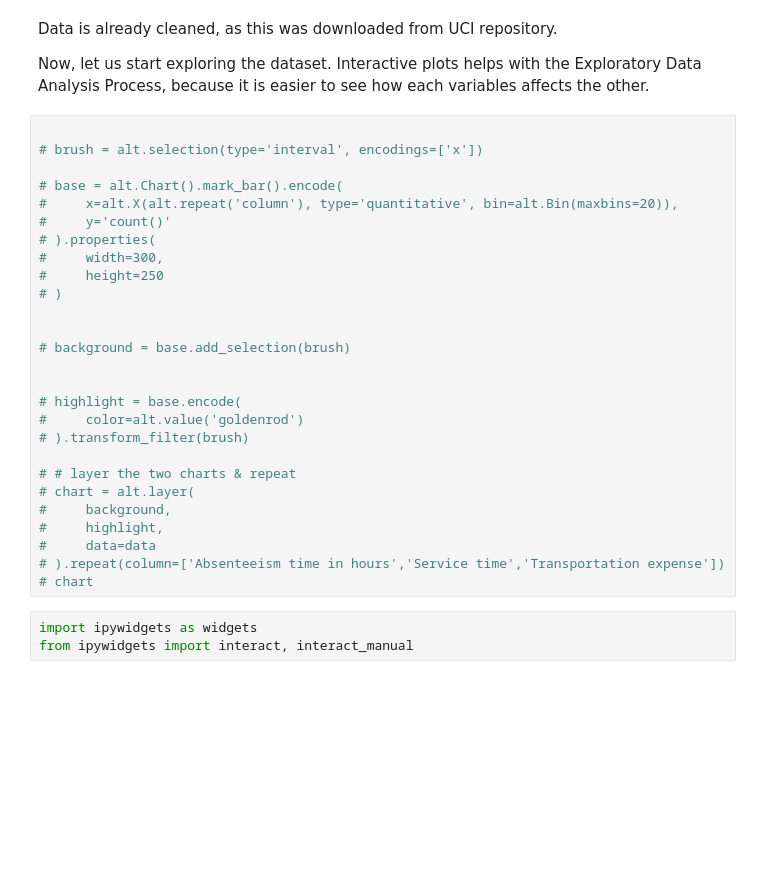
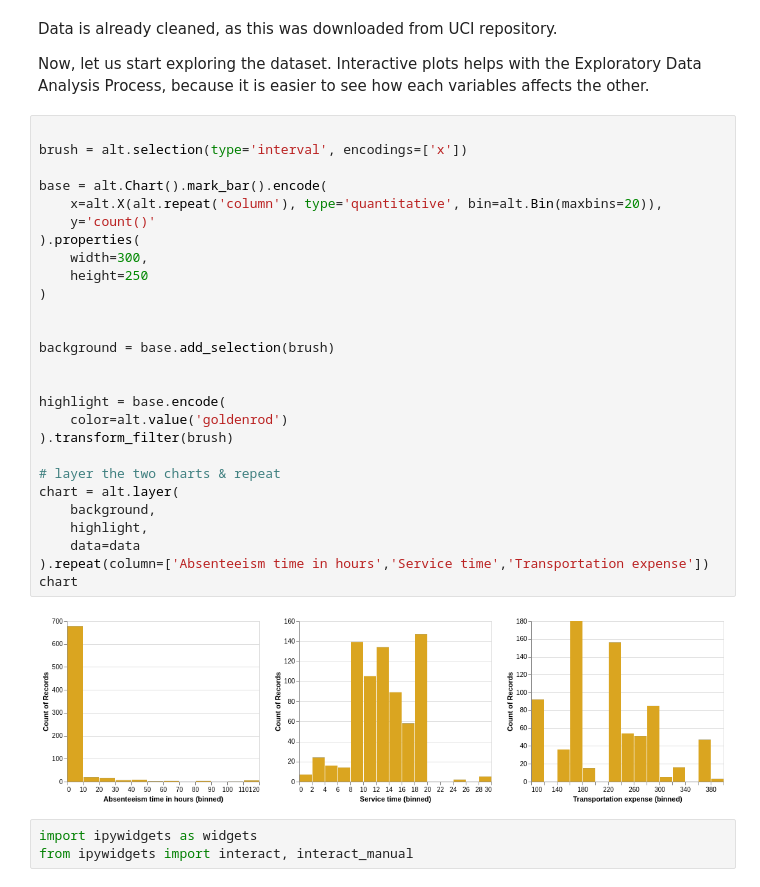
Before and after one commit to benjcabalona1029/benjcabalona1029.github.io, a Jupyter notebook: Analysis.ipynb, the cells around one changed output. Saved outputs shown, nothing was run; the diff lists cells and outputs as text; blank space fills up the shorter version.

```diff
--- a/Analysis.ipynb
+++ b/Analysis.ipynb
@@ -62,31 +62,33 @@ Data is already cleaned, as this was downloaded from UCI repository. <br>
 Now, let us start exploring the dataset. Interactive plots helps with the Exploratory Data Analysis Process, because it is easier to see how each variables affects the other.
 # %%
 
-# brush = alt.selection(type='interval', encodings=['x'])
+brush = alt.selection(type='interval', encodings=['x'])
 
-# base = alt.Chart().mark_bar().encode(
-#     x=alt.X(alt.repeat('column'), type='quantitative', bin=alt.Bin(maxbins=20)),
-#     y='count()'
-# ).properties(
-#     width=300,
-#     height=250
-# )
+base = alt.Chart().mark_bar().encode(
+    x=alt.X(alt.repeat('column'), type='quantitative', bin=alt.Bin(maxbins=20)),
+    y='count()'
+).properties(
+    width=300,
+    height=250
+)
 
 
-# background = base.add_selection(brush)
+background = base.add_selection(brush)
 
 
-# highlight = base.encode(
-#     color=alt.value('goldenrod')
-# ).transform_filter(brush)
+highlight = base.encode(
+    color=alt.value('goldenrod')
+).transform_filter(brush)
 
-# # layer the two charts & repeat
-# chart = alt.layer(
-#     background,
-#     highlight,
-#     data=data
-# ).repeat(column=['Absenteeism time in hours','Service time','Transportation expense'])
-# chart
+# layer the two charts & repeat
+chart = alt.layer(
+    background,
+    highlight,
+    data=data
+).repeat(column=['Absenteeism time in hours','Service time','Transportation expense'])
+chart
+# %% [output]
+[figure, added]
 # %%
 import ipywidgets as widgets
 from ipywidgets import interact, interact_manual
```
Also changed, not shown: parts of 1 cell of this notebook, 1 other file.
